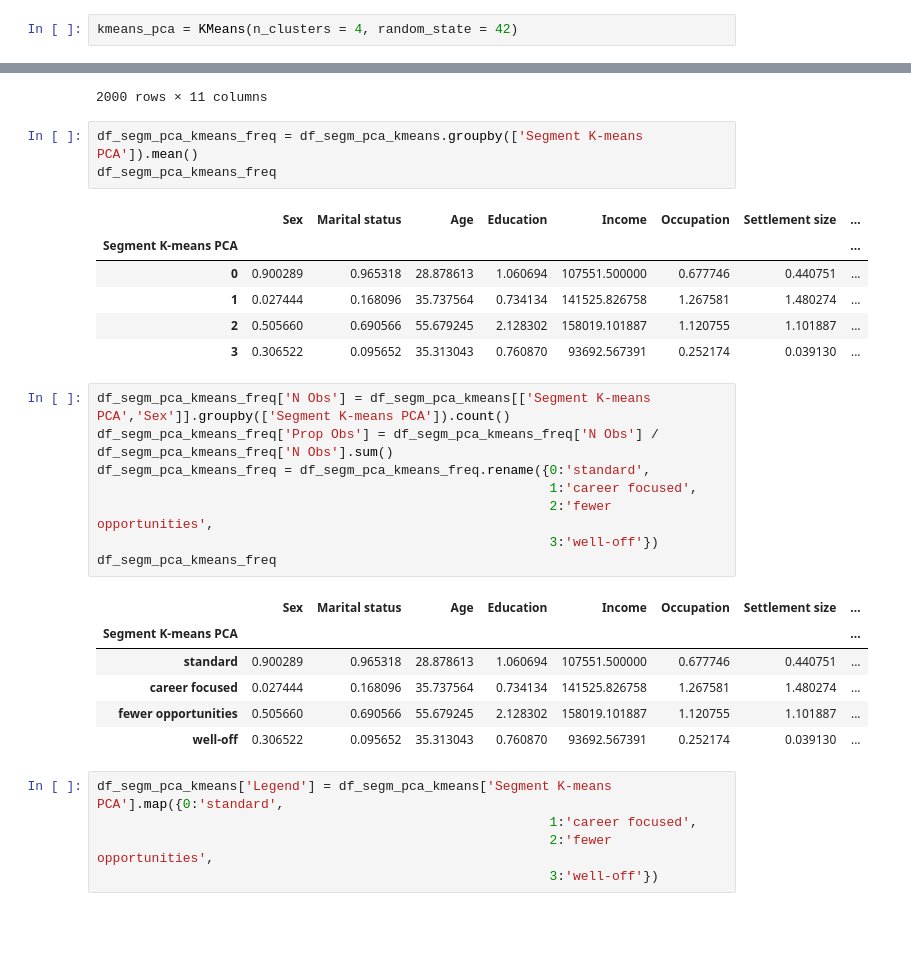
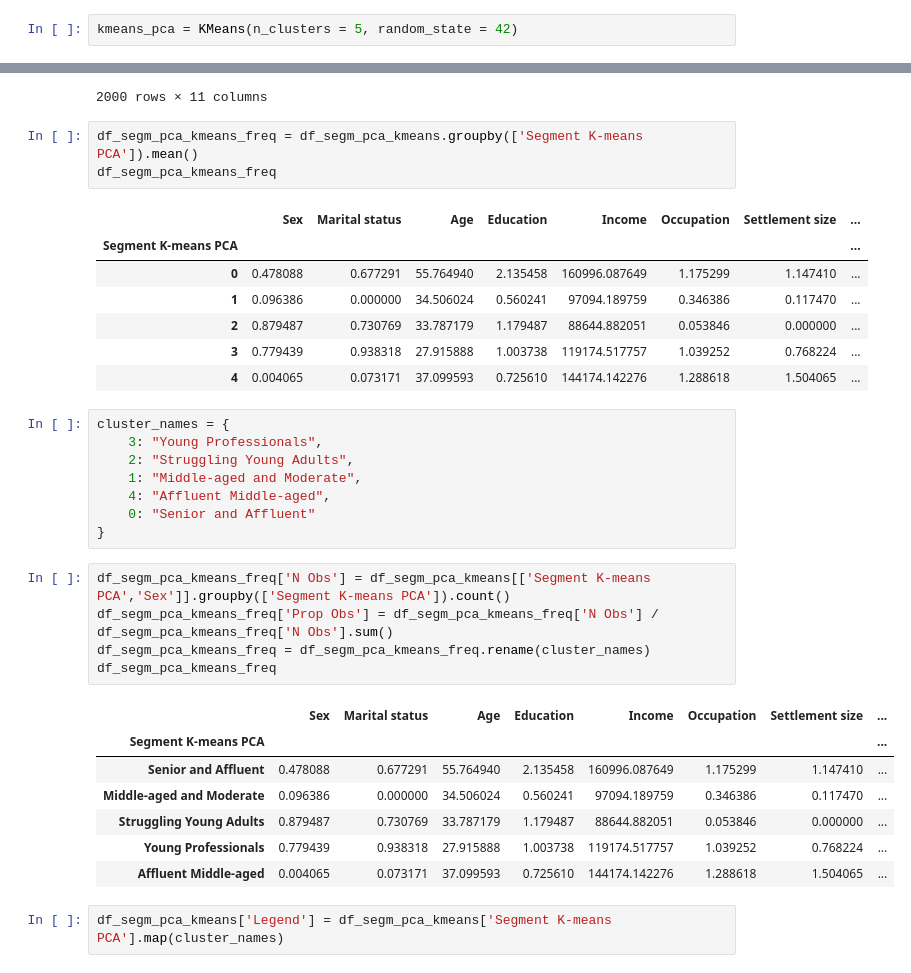
Before and after one commit to kings-data-quest/Retail_store_customer_analytiics, a Jupyter notebook: notebooks/2.0-prof-customer-segmentation.ipynb, the cells around one changed output, grey strips where cells are left out. Drawn from its saved outputs; the diff is of its cells as text; blank space fills up the shorter version.

```diff
--- a/notebooks/2.0-prof-customer-segmentation.ipynb
+++ b/notebooks/2.0-prof-customer-segmentation.ipynb
@@ -373,7 +405,7 @@ plt.show()
 # %% [output]
 [figure]
 # %%
-kmeans_pca = KMeans(n_clusters = 4, random_state = 42)
+kmeans_pca = KMeans(n_clusters = 5, random_state = 42)
 # %%
 kmeans_pca.fit(scores_pca)
 # %% [output]
@@ -406,30 +438,34 @@ df_segm_pca_kmeans_freq
 # %% [output]
 |  | Sex | Marital status | Age | Education | Income | Occupation | Settlement size | ... |
 | Segment K-means PCA |  |  |  |  |  |  |  | ... |
-| 0 | 0.900289 | 0.965318 | 28.878613 | 1.060694 | 107551.500000 | 0.677746 | 0.440751 | ... |
-| 1 | 0.027444 | 0.168096 | 35.737564 | 0.734134 | 141525.826758 | 1.267581 | 1.480274 | ... |
-| 2 | 0.505660 | 0.690566 | 55.679245 | 2.128302 | 158019.101887 | 1.120755 | 1.101887 | ... |
-| 3 | 0.306522 | 0.095652 | 35.313043 | 0.760870 | 93692.567391 | 0.252174 | 0.039130 | ... |
+| 0 | 0.478088 | 0.677291 | 55.764940 | 2.135458 | 160996.087649 | 1.175299 | 1.147410 | ... |
+| 1 | 0.096386 | 0.000000 | 34.506024 | 0.560241 | 97094.189759 | 0.346386 | 0.117470 | ... |
+| 2 | 0.879487 | 0.730769 | 33.787179 | 1.179487 | 88644.882051 | 0.053846 | 0.000000 | ... |
+| 3 | 0.779439 | 0.938318 | 27.915888 | 1.003738 | 119174.517757 | 1.039252 | 0.768224 | ... |
+| 4 | 0.004065 | 0.073171 | 37.099593 | 0.725610 | 144174.142276 | 1.288618 | 1.504065 | ... |
+# %%
+cluster_names = {
+    3: "Young Professionals",
+    2: "Struggling Young Adults",
+    1: "Middle-aged and Moderate",
+    4: "Affluent Middle-aged",
+    0: "Senior and Affluent"
+}
 # %%
 df_segm_pca_kmeans_freq['N Obs'] = df_segm_pca_kmeans[['Segment K-means PCA','Sex']].groupby(['Segment K-means PCA']).count()
 df_segm_pca_kmeans_freq['Prop Obs'] = df_segm_pca_kmeans_freq['N Obs'] / df_segm_pca_kmeans_freq['N Obs'].sum()
-df_segm_pca_kmeans_freq = df_segm_pca_kmeans_freq.rename({0:'standard',
-                                                          1:'career focused',
-                                                          2:'fewer opportunities',
-                                                          3:'well-off'})
+df_segm_pca_kmeans_freq = df_segm_pca_kmeans_freq.rename(cluster_names)
 df_segm_pca_kmeans_freq
 # %% [output]
 |  | Sex | Marital status | Age | Education | Income | Occupation | Settlement size | ... |
 | Segment K-means PCA |  |  |  |  |  |  |  | ... |
-| standard | 0.900289 | 0.965318 | 28.878613 | 1.060694 | 107551.500000 | 0.677746 | 0.440751 | ... |
-| career focused | 0.027444 | 0.168096 | 35.737564 | 0.734134 | 141525.826758 | 1.267581 | 1.480274 | ... |
-| fewer opportunities | 0.505660 | 0.690566 | 55.679245 | 2.128302 | 158019.101887 | 1.120755 | 1.101887 | ... |
-| well-off | 0.306522 | 0.095652 | 35.313043 | 0.760870 | 93692.567391 | 0.252174 | 0.039130 | ... |
+| Senior and Affluent | 0.478088 | 0.677291 | 55.764940 | 2.135458 | 160996.087649 | 1.175299 | 1.147410 | ... |
+| Middle-aged and Moderate | 0.096386 | 0.000000 | 34.506024 | 0.560241 | 97094.189759 | 0.346386 | 0.117470 | ... |
+| Struggling Young Adults | 0.879487 | 0.730769 | 33.787179 | 1.179487 | 88644.882051 | 0.053846 | 0.000000 | ... |
+| Young Professionals | 0.779439 | 0.938318 | 27.915888 | 1.003738 | 119174.517757 | 1.039252 | 0.768224 | ... |
+| Affluent Middle-aged | 0.004065 | 0.073171 | 37.099593 | 0.725610 | 144174.142276 | 1.288618 | 1.504065 | ... |
 # %%
-df_segm_pca_kmeans['Legend'] = df_segm_pca_kmeans['Segment K-means PCA'].map({0:'standard',
-                                                          1:'career focused',
-                                                          2:'fewer opportunities',
-                                                          3:'well-off'})
+df_segm_pca_kmeans['Legend'] = df_segm_pca_kmeans['Segment K-means PCA'].map(cluster_names)
 # %%
 x_axis = df_segm_pca_kmeans['Component 2']
 y_axis = df_segm_pca_kmeans['Component 1']
```
Also changed, not shown: parts of 16 cells of this notebook, 6 other files.
